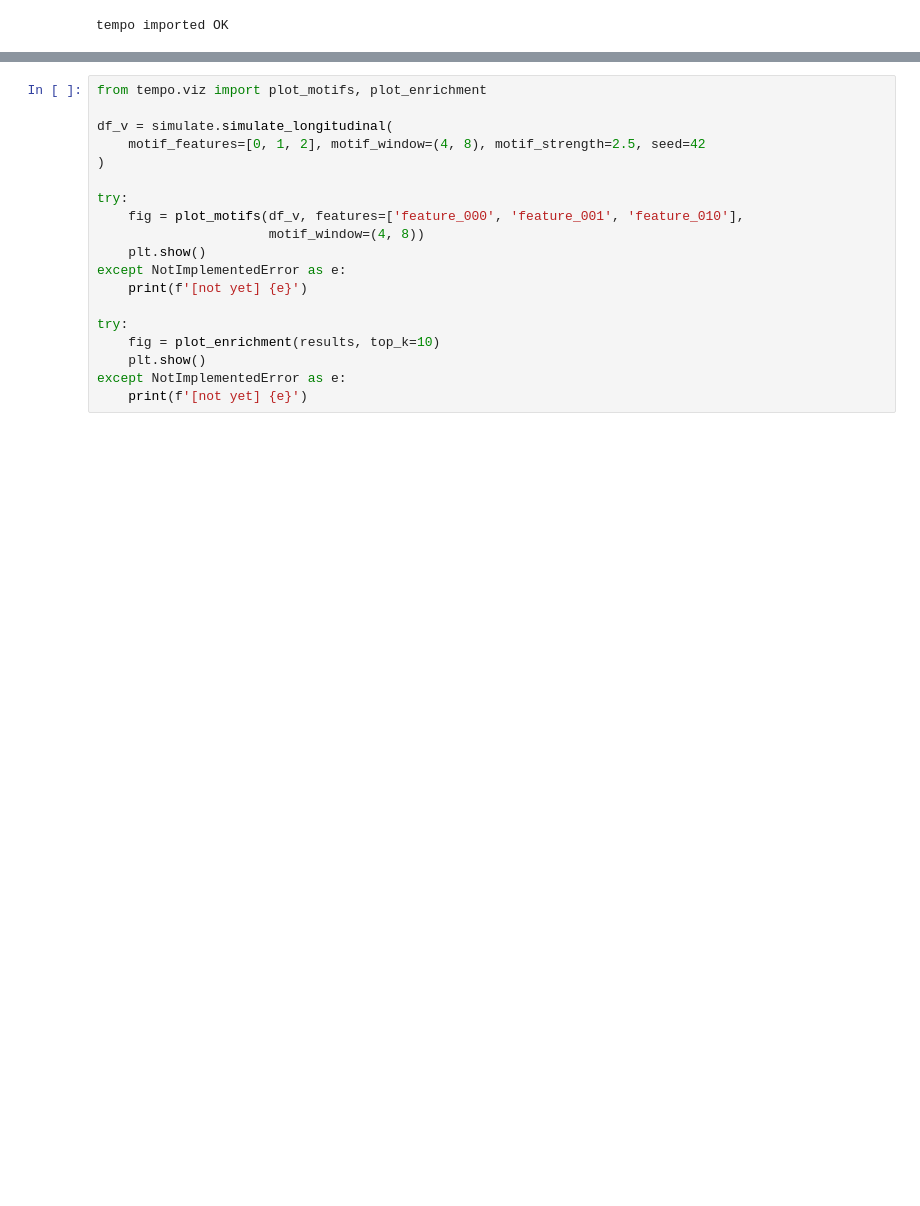
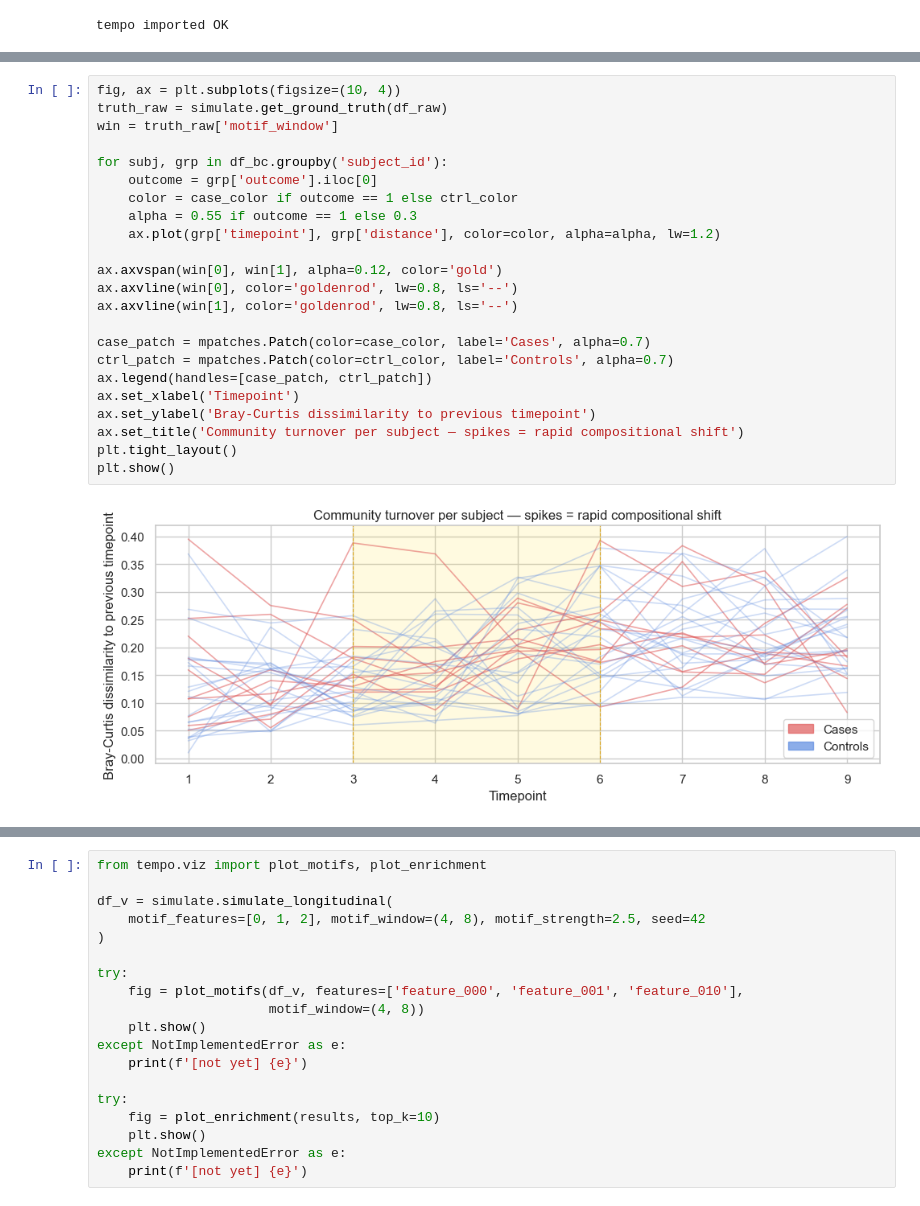
Before and after one commit to cbumby17/TEMPO, a Jupyter notebook: dev_notebook.ipynb, the cells around one changed output, grey strips where cells are left out. Saved outputs shown, nothing was run; the diff lists cells and outputs as text; blank space fills up the shorter version.

```diff
--- a/dev_notebook.ipynb
+++ b/dev_notebook.ipynb
@@ -464,0 +462,25 @@ except NotImplementedError as e:
+# %%
+fig, ax = plt.subplots(figsize=(10, 4))
+truth_raw = simulate.get_ground_truth(df_raw)
+win = truth_raw['motif_window']
+
+for subj, grp in df_bc.groupby('subject_id'):
+    outcome = grp['outcome'].iloc[0]
+    color = case_color if outcome == 1 else ctrl_color
+    alpha = 0.55 if outcome == 1 else 0.3
+    ax.plot(grp['timepoint'], grp['distance'], color=color, alpha=alpha, lw=1.2)
+
+ax.axvspan(win[0], win[1], alpha=0.12, color='gold')
+ax.axvline(win[0], color='goldenrod', lw=0.8, ls='--')
+ax.axvline(win[1], color='goldenrod', lw=0.8, ls='--')
+
+case_patch = mpatches.Patch(color=case_color, label='Cases', alpha=0.7)
+ctrl_patch = mpatches.Patch(color=ctrl_color, label='Controls', alpha=0.7)
+ax.legend(handles=[case_patch, ctrl_patch])
+ax.set_xlabel('Timepoint')
+ax.set_ylabel('Bray-Curtis dissimilarity to previous timepoint')
+ax.set_title('Community turnover per subject — spikes = rapid compositional shift')
+plt.tight_layout()
+plt.show()
+# %% [output]
+[figure, added]
```
Also changed, not shown: parts of 52 cells of this notebook, 1 other file.
